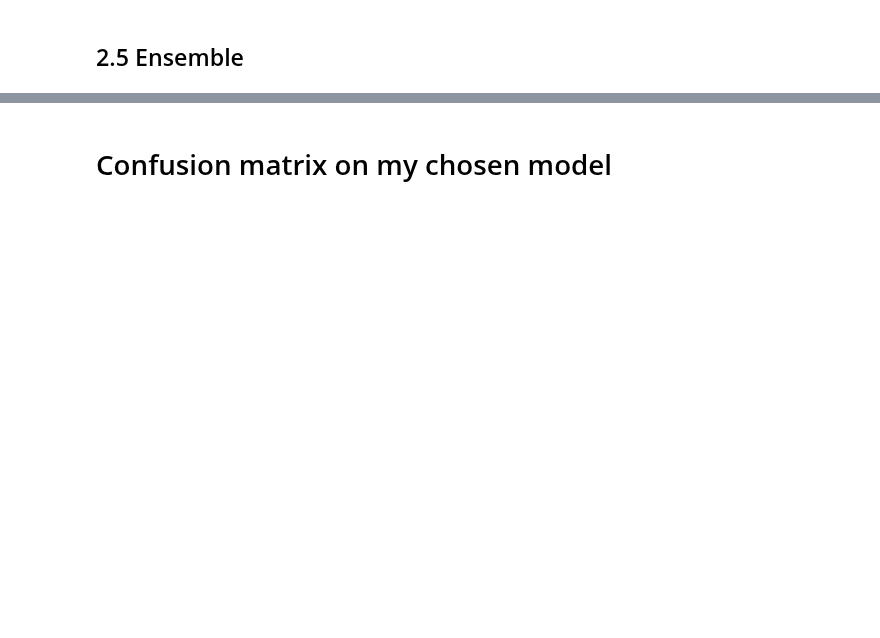
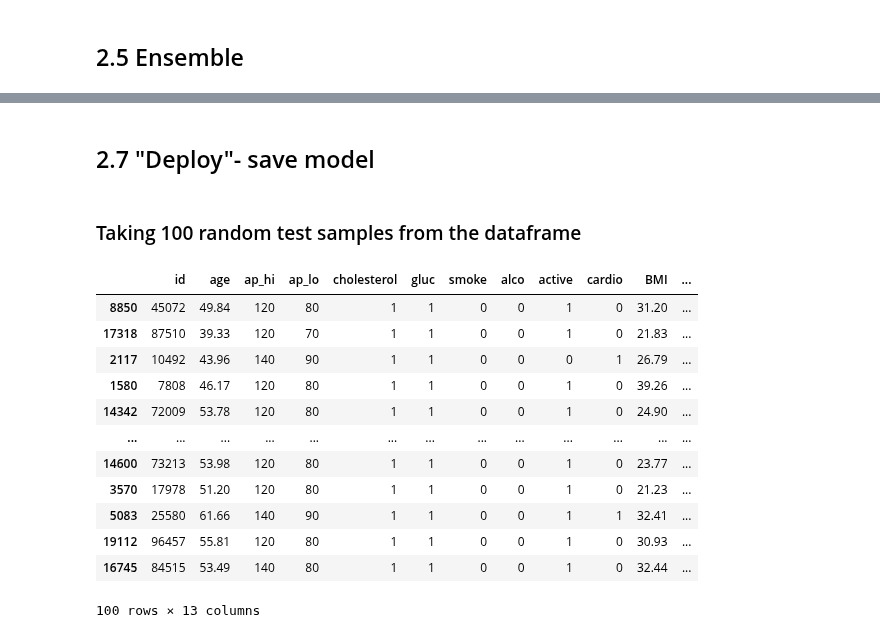
Before and after one commit to SCGlass/Machine-learning, a Jupyter notebook: Labb/Q2-Pt3_Ensemble_evaluation.ipynb, the cells around one changed output, grey strips where cells are left out. Drawn from its saved outputs; the diff is of its cells as text; code cells hidden in the pictures; blank space fills up the shorter version.

```diff
--- a/Labb/Q2-Pt3_Ensemble_evaluation.ipynb
+++ b/Labb/Q2-Pt3_Ensemble_evaluation.ipynb
@@ -67,4 +112,2 @@ Voting classifier accuracy:0.735415709692237
 <sklearn.metrics._plot.confusion_matrix.ConfusionMatrixDisplay at 0x...>
 [figure]
-# %% [markdown]
-# Confusion matrix on my chosen model
@@ -78,0 +114,26 @@ ConfusionMatrixDisplay(cm).plot()
+# %% [markdown]
+## 2.7 "Deploy"- save model
+# %% [markdown]
+### Taking 100 random test samples from the dataframe
+# %%
+remove_rows = df_two.sample(n=100, random_state=42).index
+
+df_test_samples = df_two.loc[remove_rows]
+
+df_train = df_two.drop(remove_rows)
+# %%
+df_test_samples
+# %% [output]
+|  | id | age | ap_hi | ap_lo | cholesterol | gluc | smoke | alco | active | cardio | BMI | ... |
+| 8850 | 45072 | 49.84 | 120 | 80 | 1 | 1 | 0 | 0 | 1 | 0 | 31.20 | ... |
+| 17318 | 87510 | 39.33 | 120 | 70 | 1 | 1 | 0 | 0 | 1 | 0 | 21.83 | ... |
+| 2117 | 10492 | 43.96 | 140 | 90 | 1 | 1 | 0 | 0 | 0 | 1 | 26.79 | ... |
+| 1580 | 7808 | 46.17 | 120 | 80 | 1 | 1 | 0 | 0 | 1 | 0 | 39.26 | ... |
+| 14342 | 72009 | 53.78 | 120 | 80 | 1 | 1 | 0 | 0 | 1 | 0 | 24.90 | ... |
+| ... | ... | ... | ... | ... | ... | ... | ... | ... | ... | ... | ... | ... |
+| 14600 | 73213 | 53.98 | 120 | 80 | 1 | 1 | 0 | 0 | 1 | 0 | 23.77 | ... |
+| 3570 | 17978 | 51.20 | 120 | 80 | 1 | 1 | 0 | 0 | 1 | 0 | 21.23 | ... |
+| 5083 | 25580 | 61.66 | 140 | 90 | 1 | 1 | 0 | 0 | 1 | 1 | 32.41 | ... |
+| 19112 | 96457 | 55.81 | 120 | 80 | 1 | 1 | 0 | 0 | 1 | 0 | 30.93 | ... |
+| 16745 | 84515 | 53.49 | 140 | 80 | 1 | 1 | 0 | 0 | 1 | 0 | 32.44 | ... |
+100 rows × 13 columns
```
Also changed, not shown: parts of 8 cells of this notebook, 2 other files.
